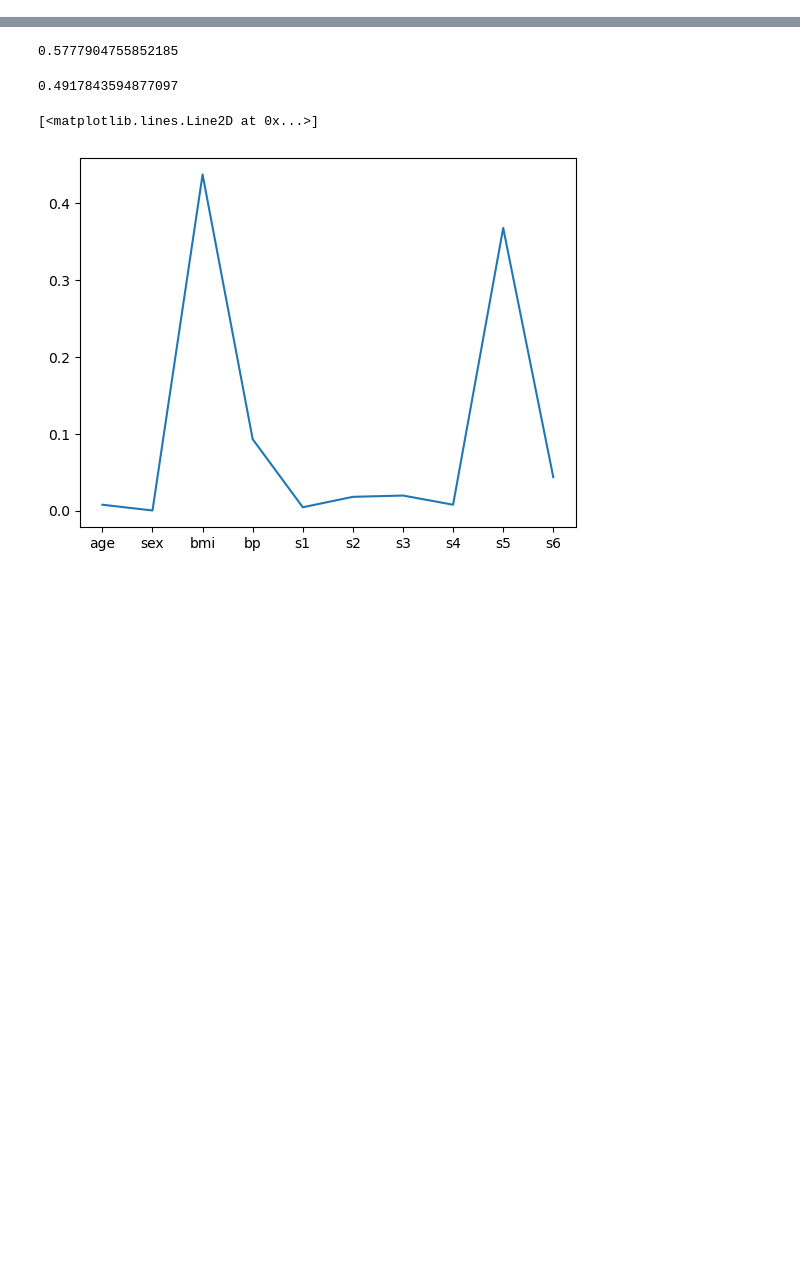
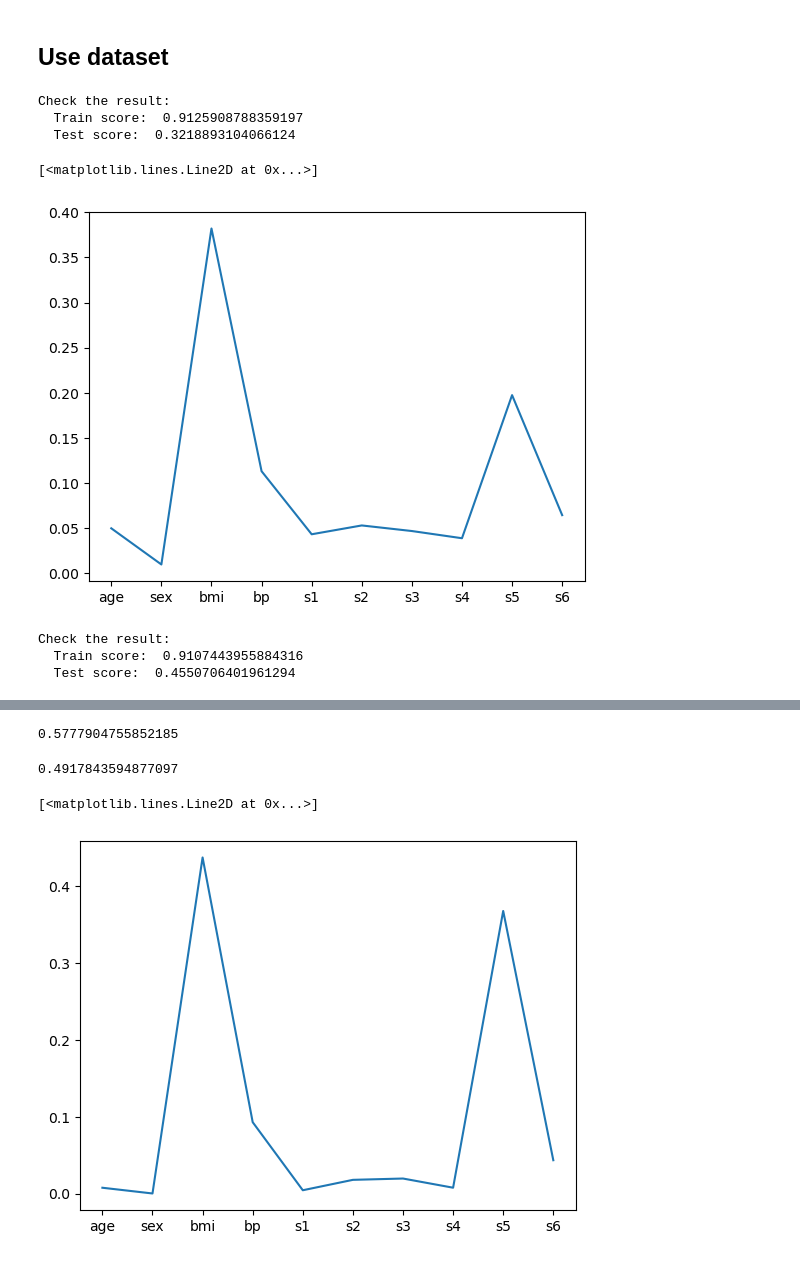
Before and after one commit to MySlientWind/astro_statistics_assistant, a Jupyter notebook: example/calculate_correlation.ipynb, the cells around one changed output, grey strips where cells are left out. Saved outputs shown, nothing was run; the diff lists cells and outputs as text; code cells hidden in the pictures; blank space fills up the shorter version.

Commit message:
get_RF_importance

```diff
--- a/example/calculate_correlation.ipynb
+++ b/example/calculate_correlation.ipynb
@@ -8,0 +11,6 @@ from asa.correlation_methods import get_RF_importance
+# %% [markdown]
+## Use dataset
+# %%
+data = load_diabetes()
+
+dataset = Dataset(np.hstack((data.data, data.target[:, None])), data.feature_names + ['diabetes'])
@@ -8,0 +19,31 @@ from asa.correlation_methods import get_RF_importance
+# %%
+importance = dataset.get_RF_importance(
+    ['age', 'sex', 'bmi', 'bp', 's1', 's2', 's3', 's4', 's5', 's6'],
+    'diabetes',
+    problem_type='regression',
+    RF_kwargs={
+        'n_estimators': 1000,
+        'max_depth': 10
+    })
+
+plt.plot(['age', 'sex', 'bmi', 'bp', 's1', 's2', 's3', 's4', 's5', 's6'], importance)
+# %% [output]
+Check the result:
+  Train score:  0.9125908788359197
+  Test score:  0.3218893104066124
+[<matplotlib.lines.Line2D at 0x...>]
+[figure, added]
+# %%
+importance = dataset.get_RF_importance(
+    ['age', 'sex', 'bmi', 'bp', 's1', 's2', 's3', 's4', 's5', 's6'],
+    'diabetes',
+    problem_type='regression',
+    RF_kwargs={
+        'n_estimators': 1000,
+        'max_depth': 10
+    },
+    importance_type='permutation')
+# %% [output]
+Check the result:
+  Train score:  0.9107443955884316
+  Test score:  0.4550706401961294
```
Also changed, not shown: parts of 4 cells of this notebook, 3 other files.
